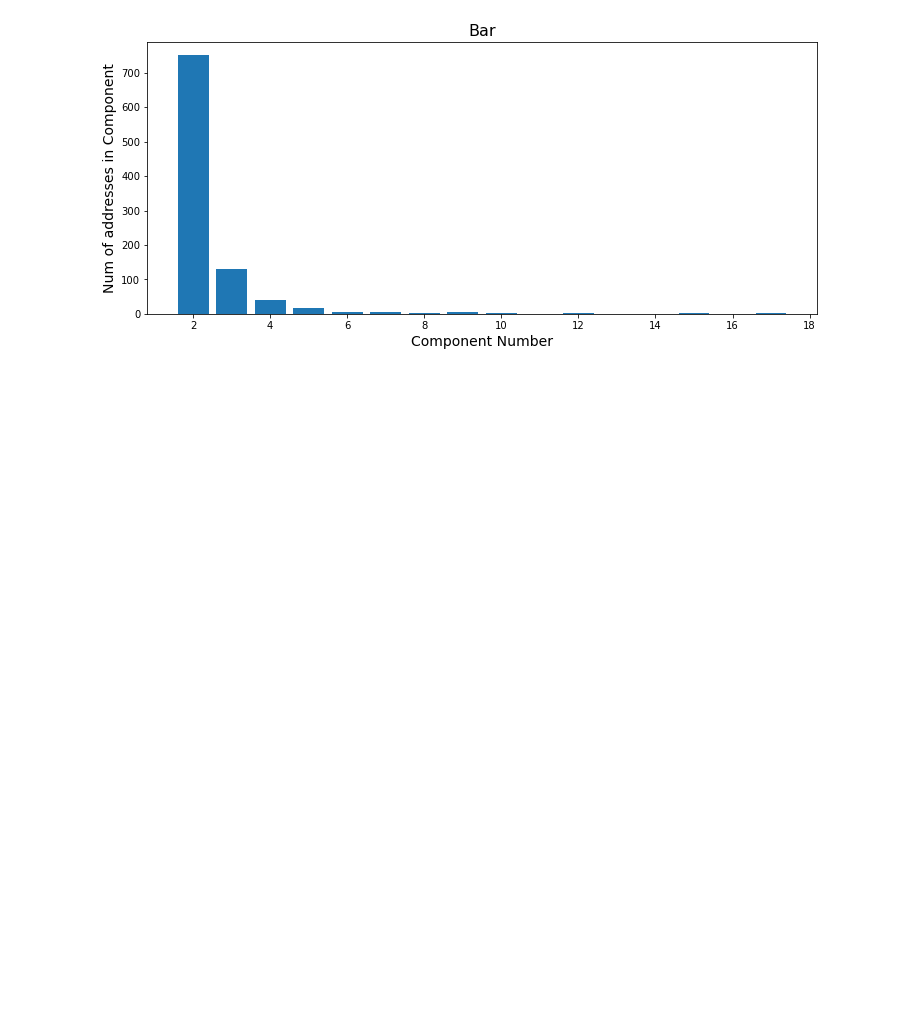
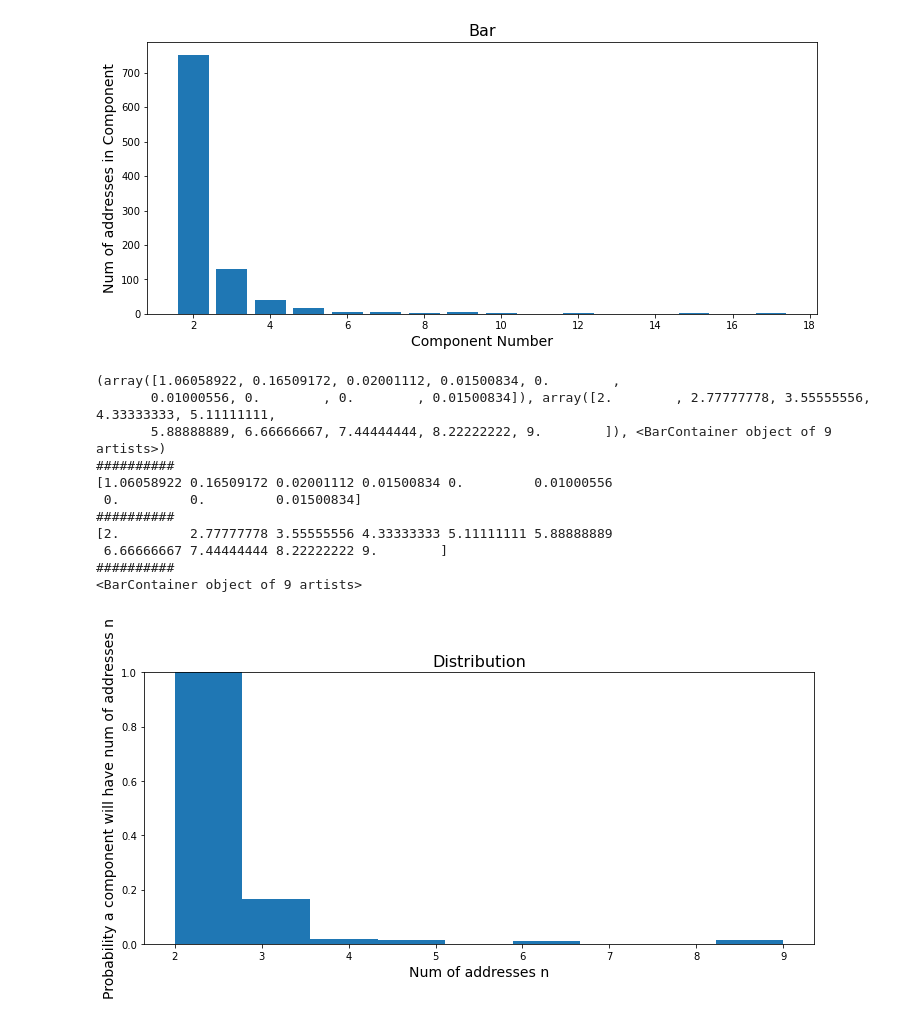
Before and after one commit to NidhiAgrawal27/Masters_Project, a Jupyter notebook: correspondence_network/src/mains/trial.ipynb, the cells around one changed output. Saved outputs shown, nothing was run; the diff lists cells and outputs as text; code cells hidden in the pictures; blank space fills up the shorter version.

Commit message:
plot for probability dist added

```diff
--- a/correspondence_network/src/mains/trial.ipynb
+++ b/correspondence_network/src/mains/trial.ipynb
@@ -210,3 +212,33 @@ $$$$$$$$$$$$$$$$$h0+h1$$$$$$$$$$$$$$$$$
 [figure]
 [figure]
 [figure]
+# %%
+def prob_dist_plot(data):
+    plt.figure(figsize=(12,5))
+    hist = plt.hist(data, bins=max(data), histtype ='bar', density = True)
+    plt.bar(range(len(max(data))-1),h, width=1, edgecolor='k')
+    print(hist)
+    for bar in hist:
+        print('##########')
+        print(bar)
+        # plt.annotate(bar.get_height())
+    plt.ylim(0,1)
+    plt.xlabel('Num of addresses n', size = 14)
+    plt.ylabel('Probability a component will have num of addresses n', size = 14)
+    plt.title("Distribution", size = 16)
+# %%
+df = pd.read_csv('../../logs/IoTa_logs/h0/generated_files/components.csv')
+prob_dist_plot(df['num_of_addrs'])
+# %% [output]
+(array([1.06058922, 0.16509172, 0.02001112, 0.01500834, 0.        ,
+       0.01000556, 0.        , 0.        , 0.01500834]), array([2.        , 2.77777778, 3.55555556, 4.33333333, 5.11111111,
+       5.88888889, 6.66666667, 7.44444444, 8.22222222, 9.        ]), <BarContainer object of 9 artists>)
+##########
+[1.06058922 0.16509172 0.02001112 0.01500834 0.         0.01000556
+ 0.         0.         0.01500834]
+##########
+[2.         2.77777778 3.55555556 4.33333333 5.11111111 5.88888889
+ 6.66666667 7.44444444 8.22222222 9.        ]
+##########
+<BarContainer object of 9 artists>
+[figure, added]
```
Also changed, not shown: parts of 1 cell of this notebook, 10 other files.
